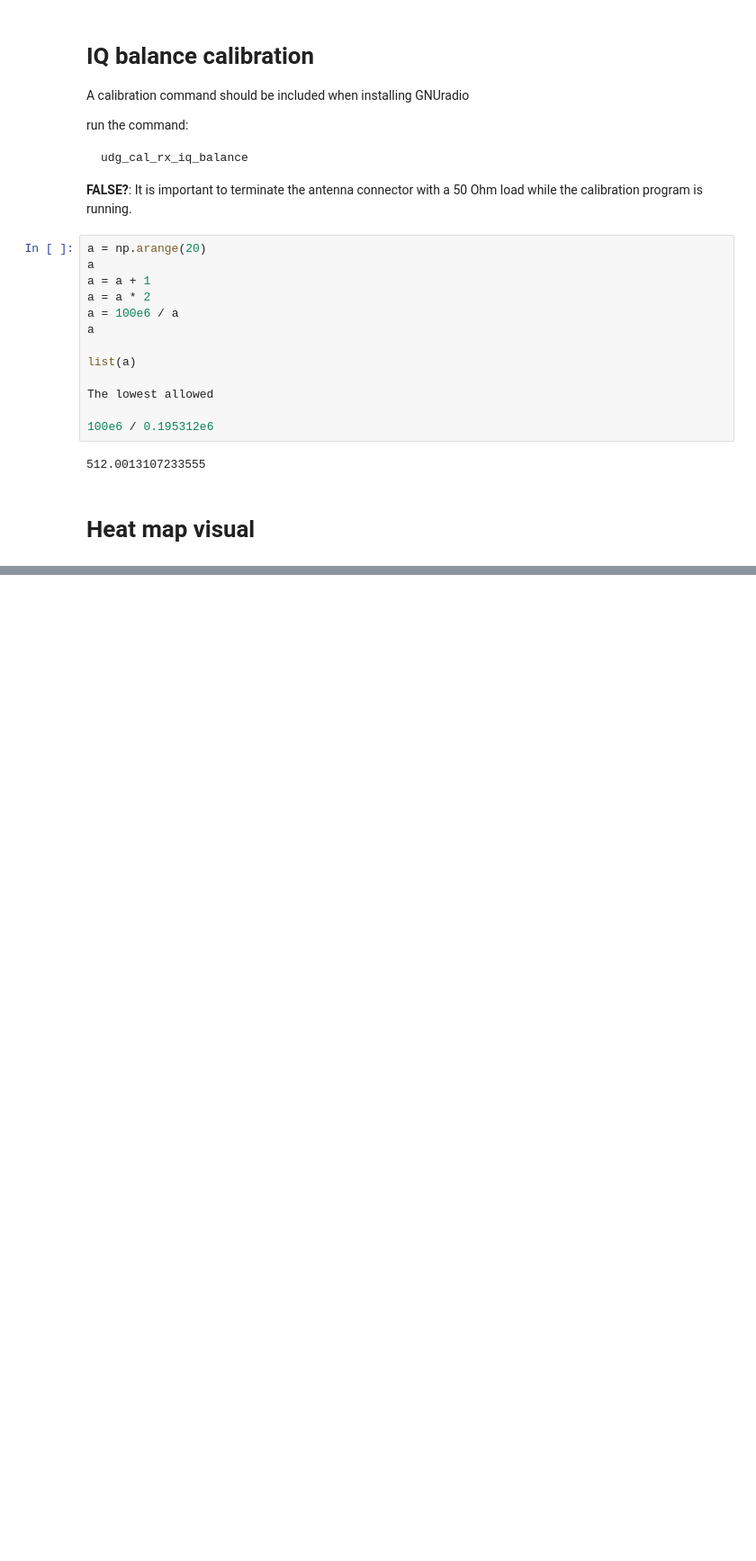
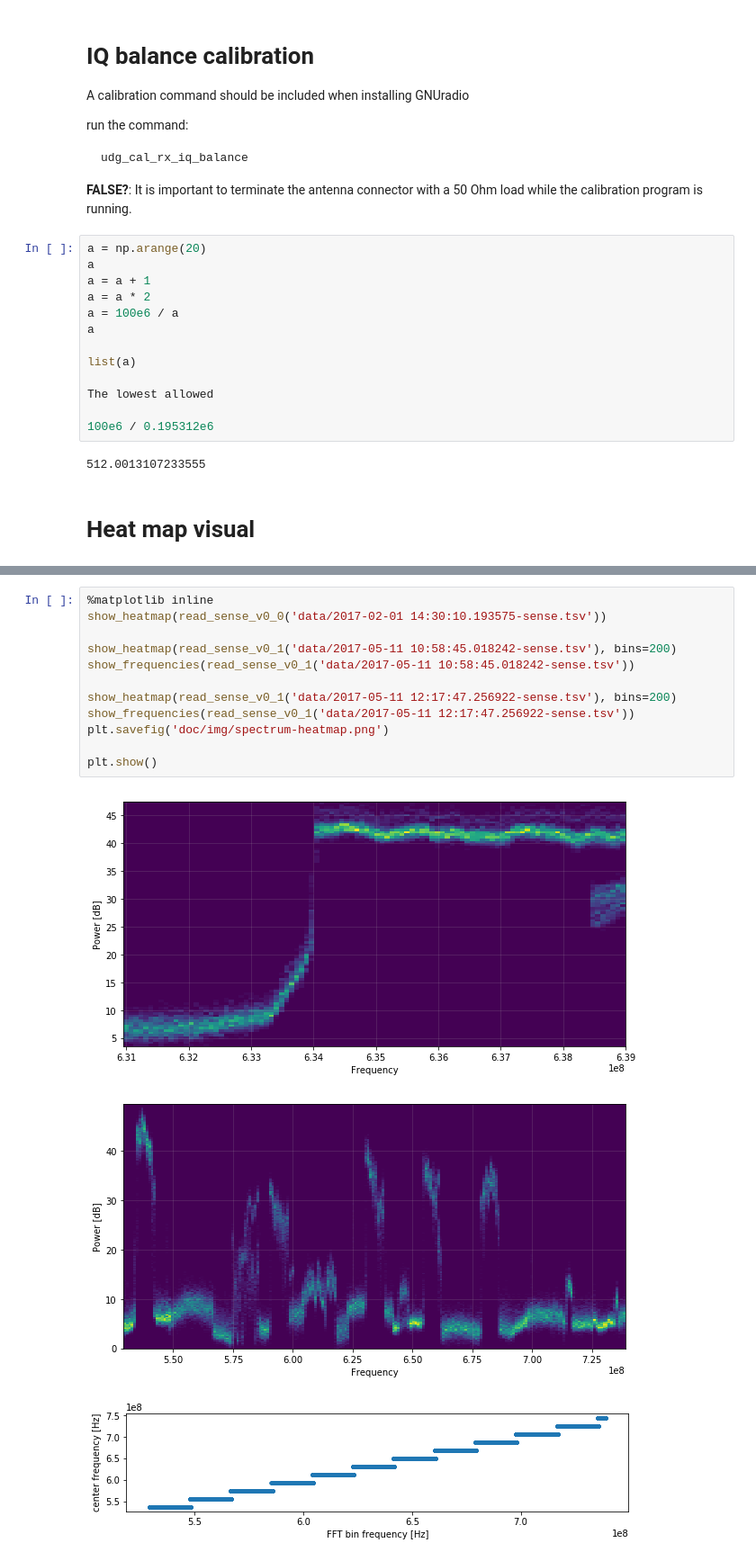
Before and after one commit to jarmokivekas/tuamk-thesis, a Jupyter notebook: spectrum-sense-data-processing.ipynb, the cells around one changed output, grey strips where cells are left out. Shown at 90% size. Saved outputs shown, nothing was run; the diff lists cells and outputs as text; blank space fills up the shorter version.

Commit message:
notebook: visualizations, interactive data exploration

```diff
--- a/spectrum-sense-data-processing.ipynb
+++ b/spectrum-sense-data-processing.ipynb
@@ -273,0 +294,16 @@ plt.show()
+# %%
+%matplotlib inline
+show_heatmap(read_sense_v0_0('data/2017-02-01 14:30:10.193575-sense.tsv'))
+
+show_heatmap(read_sense_v0_1('data/2017-05-11 10:58:45.018242-sense.tsv'), bins=200)
+show_frequencies(read_sense_v0_1('data/2017-05-11 10:58:45.018242-sense.tsv'))
+
+show_heatmap(read_sense_v0_1('data/2017-05-11 12:17:47.256922-sense.tsv'), bins=200)
+show_frequencies(read_sense_v0_1('data/2017-05-11 12:17:47.256922-sense.tsv'))
+plt.savefig('doc/img/spectrum-heatmap.png')
+
+plt.show()
+# %% [output]
+[figure, added]
+[figure, added]
+[figure, added]
```
Also changed, not shown: parts of 21 cells of this notebook, 1 other file.
